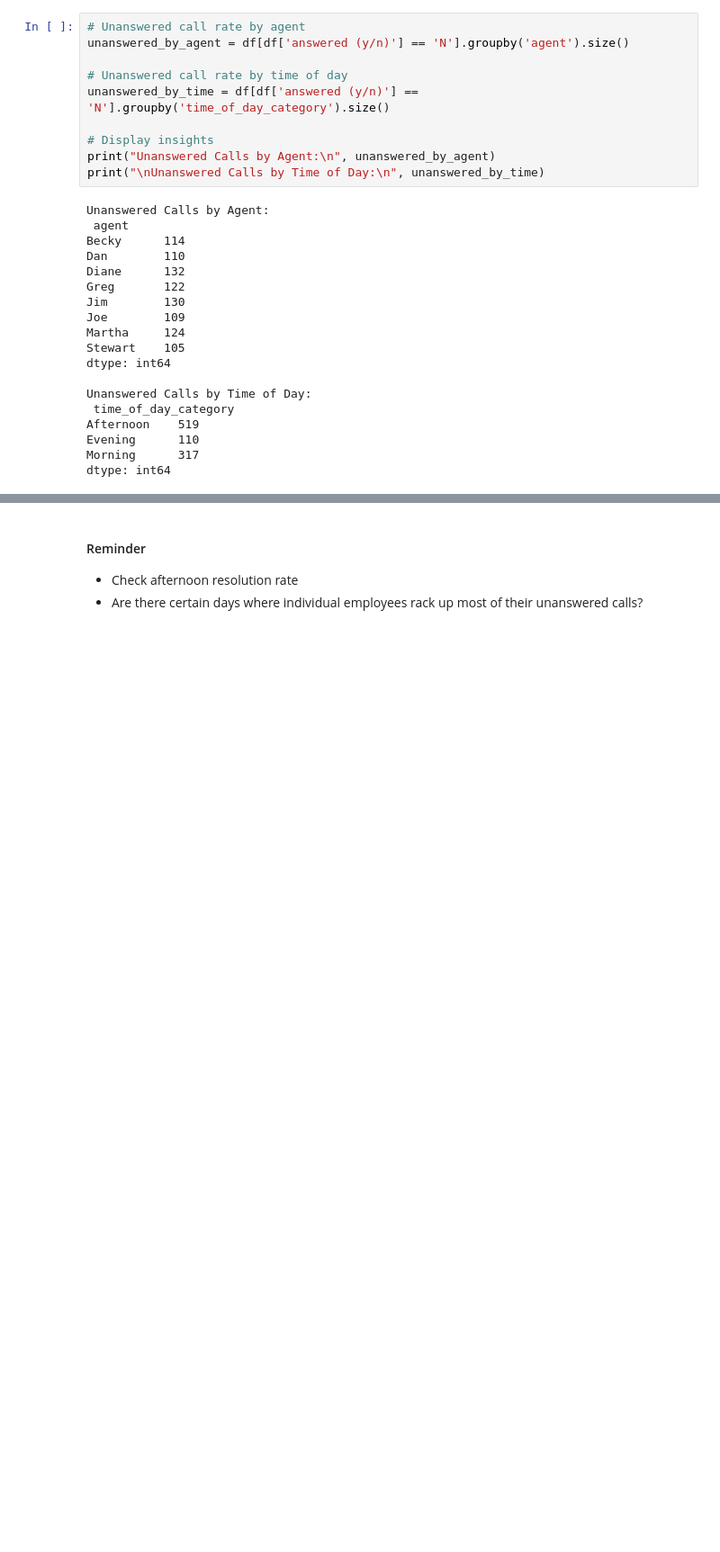
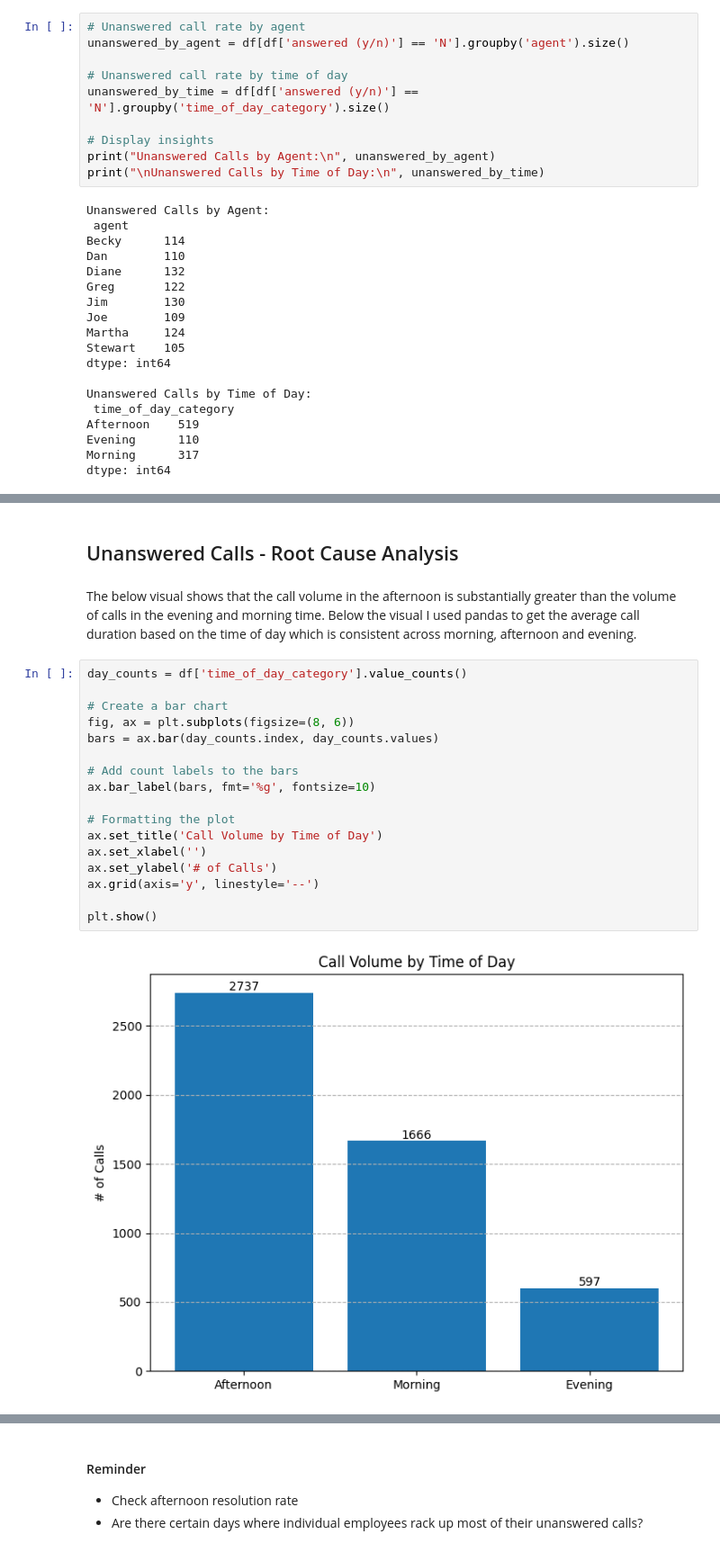
Before and after one commit to daveysull/PFDA, a Jupyter notebook: project/project.ipynb, the cells around one changed output, grey strips where cells are left out. Shown at 90% size. Cells and saved outputs as stored; diff of their text form; blank space fills up the shorter version.

Commit message:
Root Cause Analysis for unanswered calls

```diff
--- a/project/project.ipynb
+++ b/project/project.ipynb
@@ -326,0 +285,23 @@ df.head()
+# %% [markdown]
+## Unanswered Calls - Root Cause Analysis
+# %% [markdown]
+The below visual shows that the call volume in the afternoon is substantially greater than the volume of calls in the evening and morning time. Below the visual I used pandas to get the average call duration based on the time of day which is consistent across morning, afternoon and evening.
+# %%
+day_counts = df['time_of_day_category'].value_counts()
+
+# Create a bar chart
+fig, ax = plt.subplots(figsize=(8, 6))
+bars = ax.bar(day_counts.index, day_counts.values)
+
+# Add count labels to the bars
+ax.bar_label(bars, fmt='%g', fontsize=10)
+
+# Formatting the plot
+ax.set_title('Call Volume by Time of Day')
+ax.set_xlabel('')
+ax.set_ylabel('# of Calls')
+ax.grid(axis='y', linestyle='--')
+
+plt.show()
+# %% [output]
+[figure, added]
```
Also changed, not shown: parts of 9 cells of this notebook.
